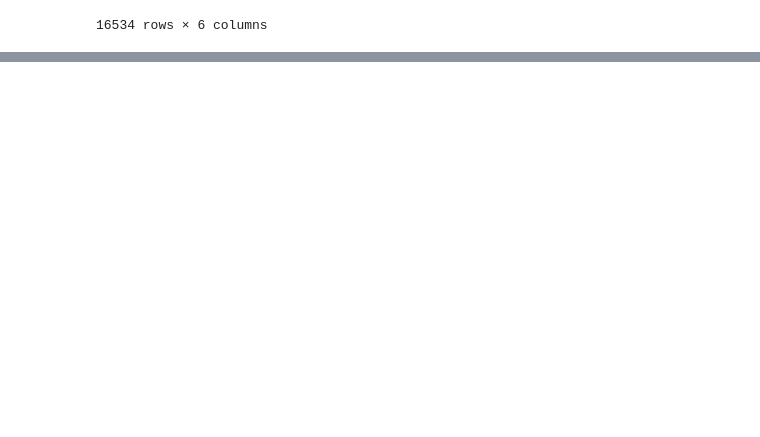
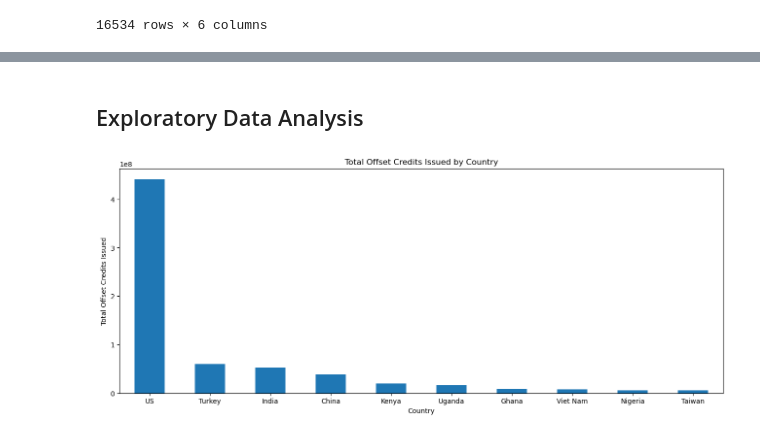
Before and after one commit to Wairimukimm/Carbon-credits-chronicles, a Jupyter notebook: Untitled.ipynb, the cells around one changed output, grey strips where cells are left out. Cells and saved outputs as stored; diff of their text form; code cells hidden in the pictures; blank space fills up the shorter version.

```diff
--- a/Untitled.ipynb
+++ b/Untitled.ipynb
@@ -166,0 +183,6 @@ merged_org_df.dropna()
+# %%
+# Convert the Total Offset Credits Issued column into numeric data type
+merged_org_df['Total Offset Credits Issued'] = merged_org_df['Total Offset Credits Issued'].apply(pd.to_numeric, errors='coerce')
+# %%
+# Convert the Year column to datetime format
+merged_org_df['Issuance Year'] = pd.to_datetime(merged_org_df['Issuance Year'], format='%Y')
@@ -166,0 +205,17 @@ merged_org_df.dropna()
+# %% [markdown]
+## Exploratory Data Analysis
+# %%
+# Top countries by credits issued
+
+#Top 10 Countries issuing the credits
+credits_by_country = merged_org_df.groupby('Project Site Country')['Total Offset Credits Issued'].sum().sort_values(ascending=False).head(10)
+
+plt.figure(figsize=(16,6))
+credits_by_country.plot(kind='bar')
+plt.title('Total Offset Credits Issued by Country')
+plt.xlabel('Country')
+plt.ylabel('Total Offset Credits Issued')
+plt.xticks(rotation=0)
+plt.show()
+# %% [output]
+[figure, added]
```
Also changed, not shown: parts of 4 cells of this notebook.
